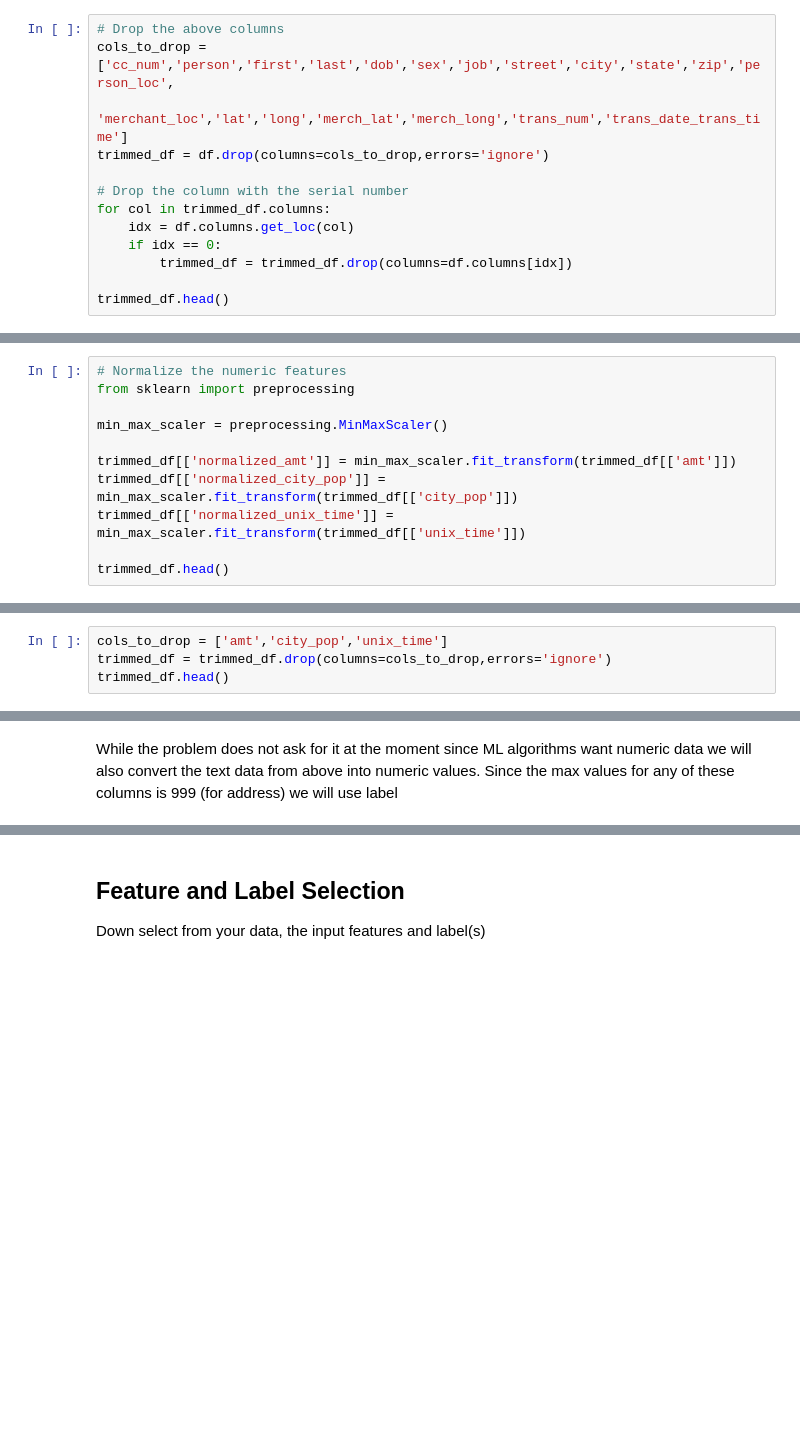
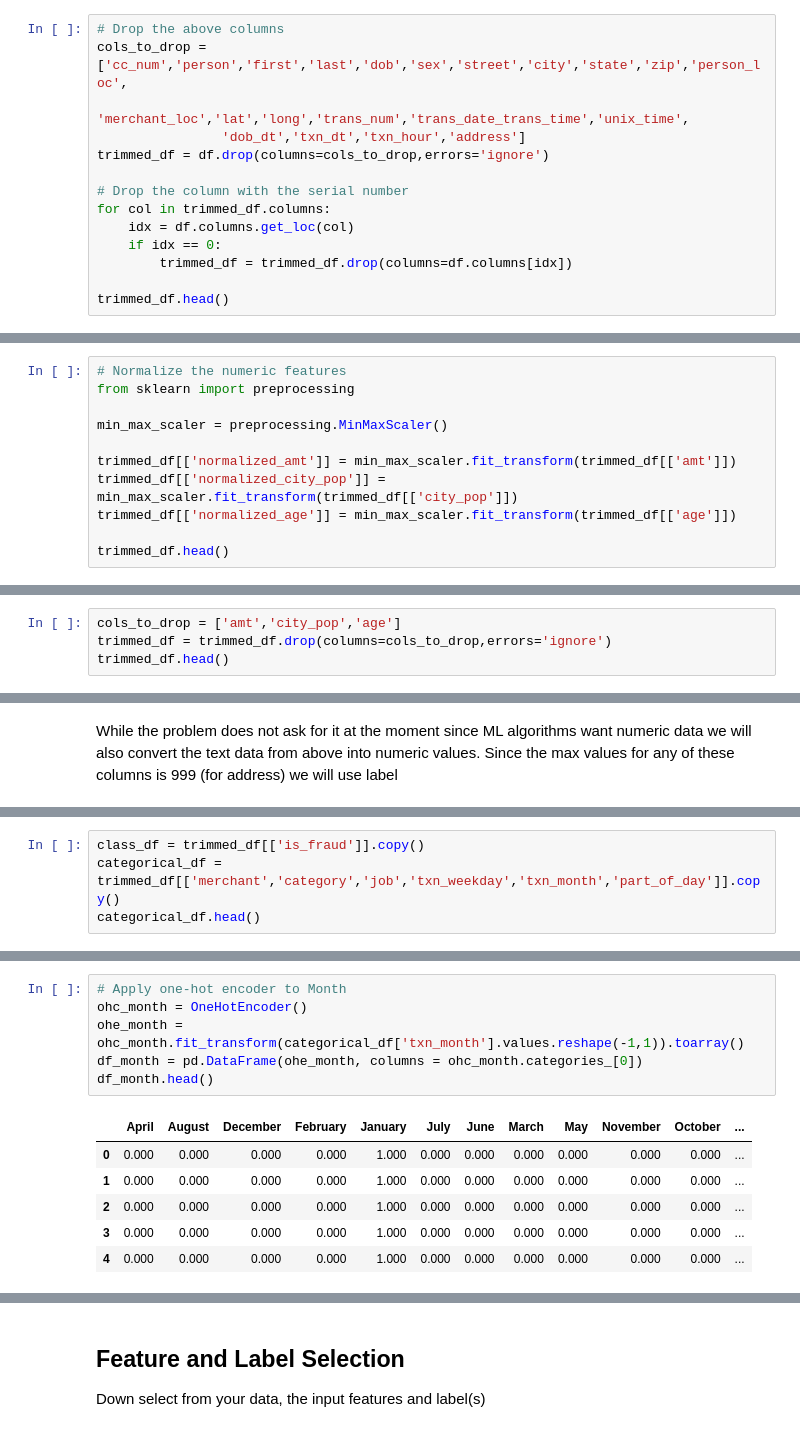
Before and after one commit to shaileshhemdev/hemdev-705.603Spring24, a Jupyter notebook: dataAnalytics/PreliminaryDataPipeline.ipynb, the cells around one changed output, grey strips where cells are left out. Cells and saved outputs as stored; diff of their text form; blank space fills up the shorter version.

Commit message:
Fraud Model Update for Discussion 4

```diff
--- a/dataAnalytics/PreliminaryDataPipeline.ipynb
+++ b/dataAnalytics/PreliminaryDataPipeline.ipynb
@@ -731,8 +787,9 @@ From the above analysis we see that fraudulent transactions are spread across cu
 </ul>
 # %%
 # Drop the above columns
-cols_to_drop = ['cc_num','person','first','last','dob','sex','job','street','city','state','zip','person_loc',
-                'merchant_loc','lat','long','merch_lat','merch_long','trans_num','trans_date_trans_time']
+cols_to_drop = ['cc_num','person','first','last','dob','sex','street','city','state','zip','person_loc',
+                'merchant_loc','lat','long','trans_num','trans_date_trans_time','unix_time',
+                'dob_dt','txn_dt','txn_hour','address']
 trimmed_df = df.drop(columns=cols_to_drop,errors='ignore')
 
 # Drop the column with the serial number
@@ -774,6 +838,6 @@ min_max_scaler = preprocessing.MinMaxScaler()
 
 trimmed_df[['normalized_amt']] = min_max_scaler.fit_transform(trimmed_df[['amt']])
 trimmed_df[['normalized_city_pop']] = min_max_scaler.fit_transform(trimmed_df[['city_pop']])
-trimmed_df[['normalized_unix_time']] = min_max_scaler.fit_transform(trimmed_df[['unix_time']])
+trimmed_df[['normalized_age']] = min_max_scaler.fit_transform(trimmed_df[['age']])
 
 trimmed_df.head()
@@ -780,6 +851,6 @@ trimmed_df.head()
 # %% [markdown]
 Since we have the normalized values we can now drop the original columns where we have taken normalized values
 # %%
-cols_to_drop = ['amt','city_pop','unix_time']
+cols_to_drop = ['amt','city_pop','age']
 trimmed_df = trimmed_df.drop(columns=cols_to_drop,errors='ignore')
 trimmed_df.head()
@@ -787,0 +880,4 @@ While the problem does not ask for it at the moment since ML algorithms want num
+# %%
+class_df = trimmed_df[['is_fraud']].copy()
+categorical_df = trimmed_df[['merchant','category','job','txn_weekday','txn_month','part_of_day']].copy()
+categorical_df.head()
@@ -787,0 +934,13 @@ While the problem does not ask for it at the moment since ML algorithms want num
+# %%
+# Apply one-hot encoder to Month
+ohc_month = OneHotEncoder()
+ohe_month = ohc_month.fit_transform(categorical_df['txn_month'].values.reshape(-1,1)).toarray()
+df_month = pd.DataFrame(ohe_month, columns = ohc_month.categories_[0])
+df_month.head()
+# %% [output]
+|  | April | August | December | February | January | July | June | March | May | November | October | ... |
+| 0 | 0.000 | 0.000 | 0.000 | 0.000 | 1.000 | 0.000 | 0.000 | 0.000 | 0.000 | 0.000 | 0.000 | ... |
+| 1 | 0.000 | 0.000 | 0.000 | 0.000 | 1.000 | 0.000 | 0.000 | 0.000 | 0.000 | 0.000 | 0.000 | ... |
+| 2 | 0.000 | 0.000 | 0.000 | 0.000 | 1.000 | 0.000 | 0.000 | 0.000 | 0.000 | 0.000 | 0.000 | ... |
+| 3 | 0.000 | 0.000 | 0.000 | 0.000 | 1.000 | 0.000 | 0.000 | 0.000 | 0.000 | 0.000 | 0.000 | ... |
+| 4 | 0.000 | 0.000 | 0.000 | 0.000 | 1.000 | 0.000 | 0.000 | 0.000 | 0.000 | 0.000 | 0.000 | ... |
```
Also changed, not shown: parts of 33 cells of this notebook.
